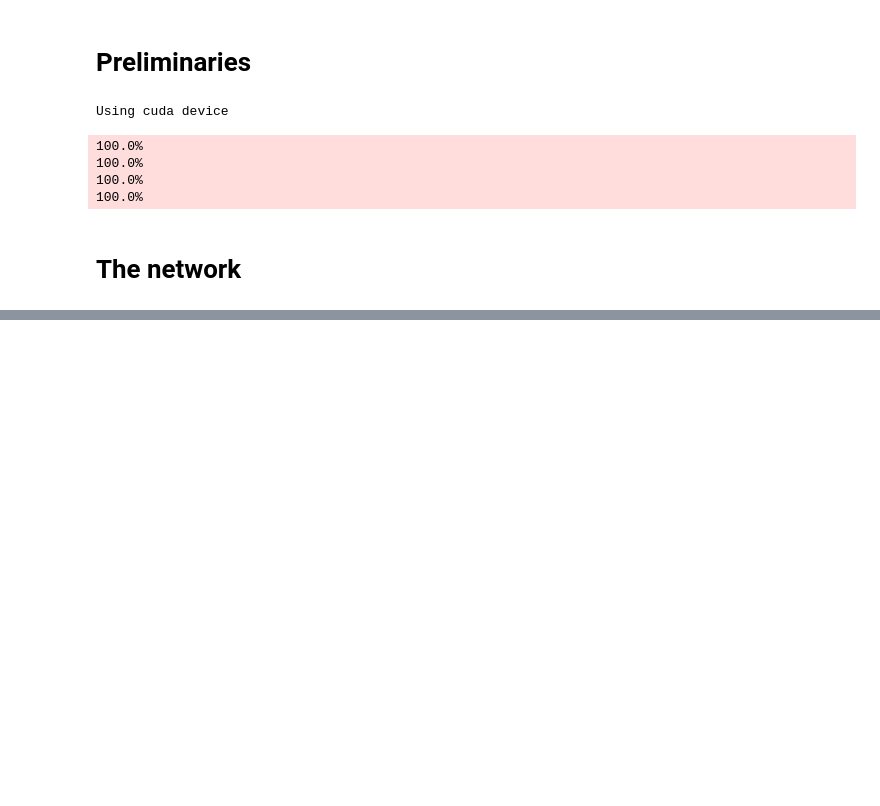
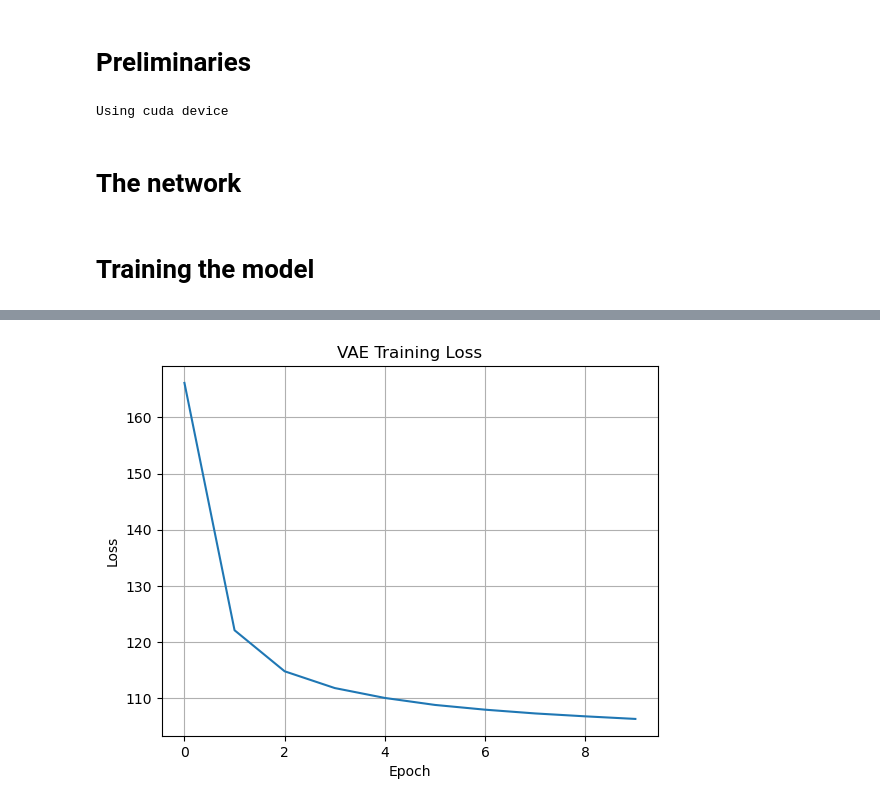
Before and after one commit to pyrysj/diffusion-models-project, a Jupyter notebook: VAE-notebook.ipynb, the cells around one changed output, grey strips where cells are left out. Cells and saved outputs as stored; diff of their text form; code cells hidden in the pictures; blank space fills up the shorter version.

Commit message:
Basic model implementation

```diff
--- a/VAE-notebook.ipynb
+++ b/VAE-notebook.ipynb
@@ -19,13 +23,9 @@ training_data = datasets.MNIST(
     download=True,
     transform=ToTensor()
 )
+train_loader = DataLoader(dataset=training_data, batch_size=128,shuffle=True)
 
 # Dimension of 28x28
-# %% [output]
-100.0%
-100.0%
-100.0%
-100.0%
 # %% [markdown]
 # The network
 # %%
@@ -65,0 +85,44 @@ class Decoder(nn.Module):
+# %% [markdown]
+# Training the model
+# %%
+def loss_function(recon_x, x, mu, logvar):
+    # reconstruction loss (binary cross entropy)
+    recon_loss = F.binary_cross_entropy(recon_x, x, reduction='sum')
+
+    # KL divergence loss
+    kl_loss = -0.5*torch.sum(1+logvar-mu.pow(2)-logvar.exp())
+    return recon_loss + kl_loss
+# %%
+epochs = 10
+learning_rate = 1e-3
+
+model = VAE().to(device)
+optimizer = torch.optim.Adam(model.parameters(),lr=learning_rate)
+
+train_losses = []
+
+model.train()
+
+for epoch in range(epochs):
+    total_loss = 0
+    for batch_idx, (x, _) in enumerate(train_loader):
+        x = x.view(-1, 784).to(device)
+        optimizer.zero_grad()
+
+        recon_x, mu, logvar = model(x)
+        loss = loss_function(recon_x, x, mu, logvar)
+        loss.backward()
+        optimizer.step()
+
+        total_loss += loss.item()
+    avg_loss = total_loss/len(train_loader.dataset)
+    train_losses.append(avg_loss)
+    print(f"Epoch {epoch+1}, Loss: {avg_loss:.4f}")
+
+plt.plot(train_losses)
+plt.title("VAE Training Loss")
+plt.xlabel("Epoch")
+plt.ylabel("Loss")
+plt.grid(True)
+plt.show()
+# %% [output]
@@ -65,0 +139 @@ class Decoder(nn.Module):
+[figure, added]
```
Also changed, not shown: parts of 4 cells of this notebook.
